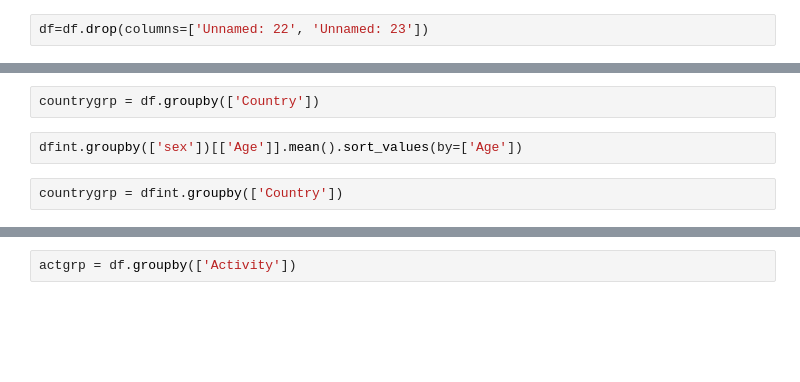
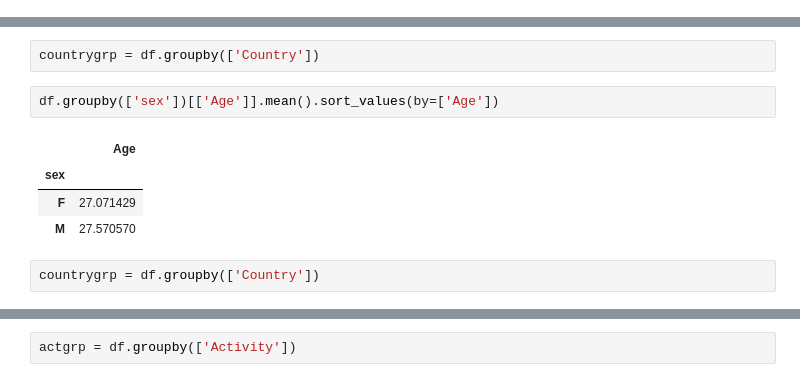
Before and after one commit to carolinasancho/pandas_project, a Jupyter notebook: SharkFinal.ipynb, the cells around one changed output, grey strips where cells are left out. Saved outputs shown, nothing was run; the diff lists cells and outputs as text; blank space fills up the shorter version.

```diff
--- a/SharkFinal.ipynb
+++ b/SharkFinal.ipynb
@@ -132,5 +115,3 @@ KeyError: 'Column not found: sex'
-# %%
-df=df.drop(columns=['Unnamed: 22', 'Unnamed: 23'])
 # %%
 df=df[df.Age.astype(str).str.isdigit()]
 # %%
@@ -181,8 +220,13 @@ df.Month.value_counts(normalize=True).sort_values(ascending=False)
 # %%
 countrygrp = df.groupby(['Country'])
 # %%
-dfint.groupby(['sex'])[['Age']].mean().sort_values(by=['Age'])
+df.groupby(['sex'])[['Age']].mean().sort_values(by=['Age'])
+# %% [output]
+|  | Age |
+| sex |  |
+| F | 27.071429 |
+| M | 27.570570 |
 # %%
-countrygrp = dfint.groupby(['Country'])
+countrygrp = df.groupby(['Country'])
 # %%
 countrygrp['Age'].mean()
```
Also changed, not shown: parts of 29 cells of this notebook.
